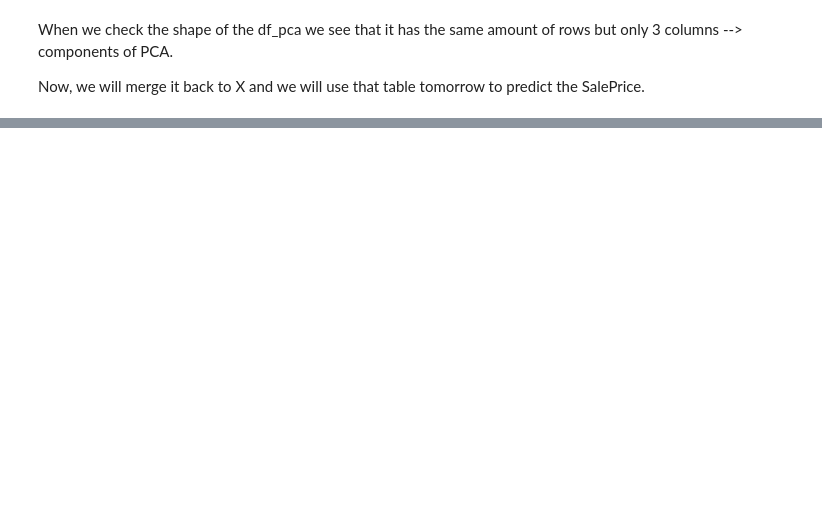
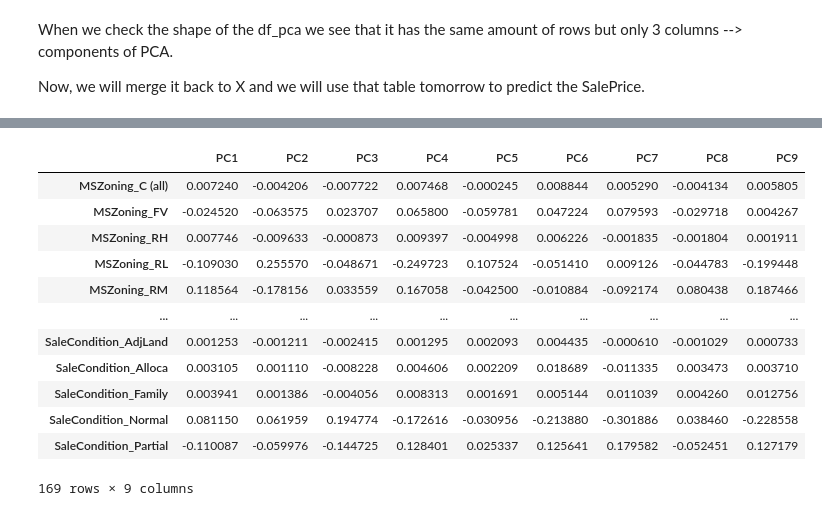
Before and after one commit to sedv8808/synaptive_lighthouse_workshop, a Jupyter notebook: W2D2/Walkthrough.ipynb, the cells around one changed output, grey strips where cells are left out. Cells and saved outputs as stored; diff of their text form; code cells hidden in the pictures; blank space fills up the shorter version.

```diff
--- a/W2D2/Walkthrough.ipynb
+++ b/W2D2/Walkthrough.ipynb
@@ -707,0 +739,18 @@ plt.show()
+# %%
+pd.set_option('display.max_colwidth', None)
+full_weights = pd.DataFrame(pca.components_.T, columns = ['PC1','PC2','PC3','PC4','PC5','PC6','PC7','PC8','PC9'], index = df_dummy.columns)
+full_weights
+# %% [output]
+|  | PC1 | PC2 | PC3 | PC4 | PC5 | PC6 | PC7 | PC8 | PC9 |
+| MSZoning_C (all) | 0.007240 | -0.004206 | -0.007722 | 0.007468 | -0.000245 | 0.008844 | 0.005290 | -0.004134 | 0.005805 |
+| MSZoning_FV | -0.024520 | -0.063575 | 0.023707 | 0.065800 | -0.059781 | 0.047224 | 0.079593 | -0.029718 | 0.004267 |
+| MSZoning_RH | 0.007746 | -0.009633 | -0.000873 | 0.009397 | -0.004998 | 0.006226 | -0.001835 | -0.001804 | 0.001911 |
+| MSZoning_RL | -0.109030 | 0.255570 | -0.048671 | -0.249723 | 0.107524 | -0.051410 | 0.009126 | -0.044783 | -0.199448 |
+| MSZoning_RM | 0.118564 | -0.178156 | 0.033559 | 0.167058 | -0.042500 | -0.010884 | -0.092174 | 0.080438 | 0.187466 |
+| ... | ... | ... | ... | ... | ... | ... | ... | ... | ... |
+| SaleCondition_AdjLand | 0.001253 | -0.001211 | -0.002415 | 0.001295 | 0.002093 | 0.004435 | -0.000610 | -0.001029 | 0.000733 |
+| SaleCondition_Alloca | 0.003105 | 0.001110 | -0.008228 | 0.004606 | 0.002209 | 0.018689 | -0.011335 | 0.003473 | 0.003710 |
+| SaleCondition_Family | 0.003941 | 0.001386 | -0.004056 | 0.008313 | 0.001691 | 0.005144 | 0.011039 | 0.004260 | 0.012756 |
+| SaleCondition_Normal | 0.081150 | 0.061959 | 0.194774 | -0.172616 | -0.030956 | -0.213880 | -0.301886 | 0.038460 | -0.228558 |
+| SaleCondition_Partial | -0.110087 | -0.059976 | -0.144725 | 0.128401 | 0.025337 | 0.125641 | 0.179582 | -0.052451 | 0.127179 |
+169 rows × 9 columns
```
Also changed, not shown: parts of 11 cells of this notebook, 1 other file.
